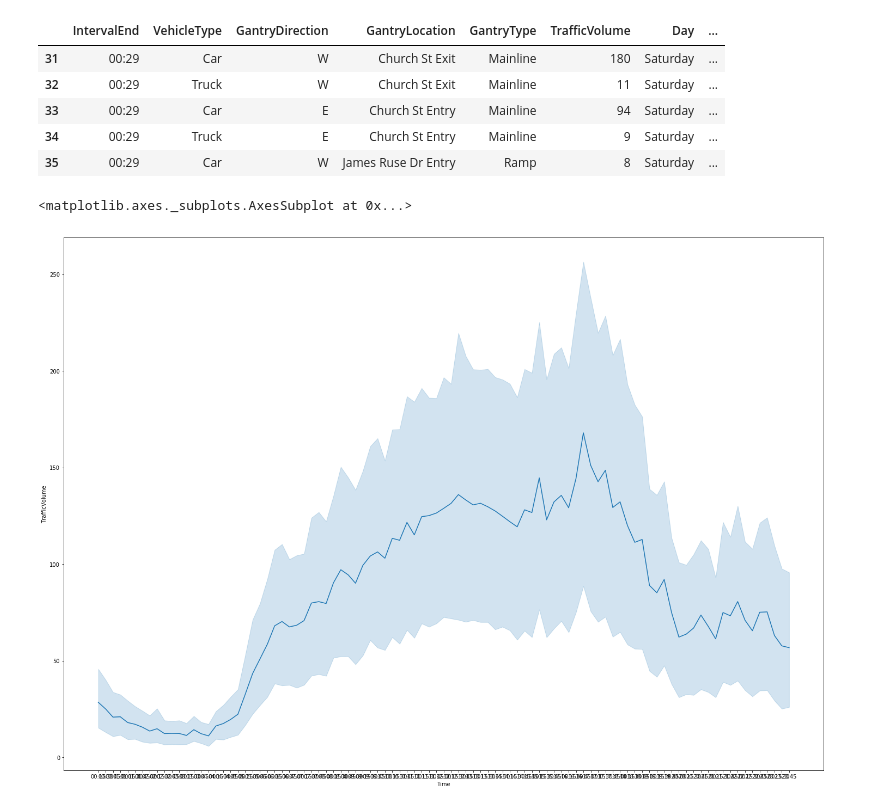
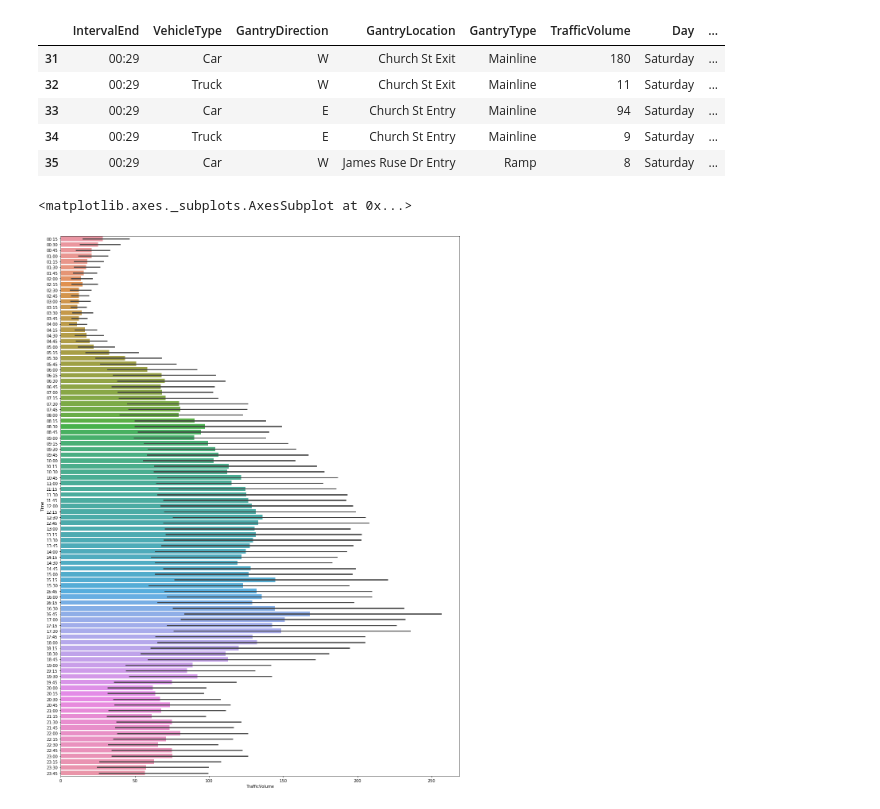
Before and after one commit to hrai/-M4-Data-Analysis, a Jupyter notebook: Assignment_2.ipynb, the cells around one changed output. Saved outputs shown, nothing was run; the diff lists cells and outputs as text; code cells hidden in the pictures.

```diff
--- a/Assignment_2.ipynb
+++ b/Assignment_2.ipynb
@@ -285,8 +279,13 @@ See the caveats in the documentation: http://pandas.pydata.org/pandas-docs/stabl
 # %%
 from matplotlib import pyplot as plt
 
-plt.figure(figsize=(25,18))
-sns.lineplot(x='Time', y='TrafficVolume', data=df_day)
+plt.figure(figsize=(18,25))
+sns.barplot(x='TrafficVolume', y='Time', data=df_day)
+
+#from matplotlib import pyplot as plt
+
+#plt.figure(figsize=(25,18))
+#sns.lineplot(x='Time', y='TrafficVolume', data=df_day)
 # %% [output]
 <matplotlib.axes._subplots.AxesSubplot at 0x...>
-[figure, old version]
+[figure, new version]
```
Also changed, not shown: parts of 12 cells of this notebook.
